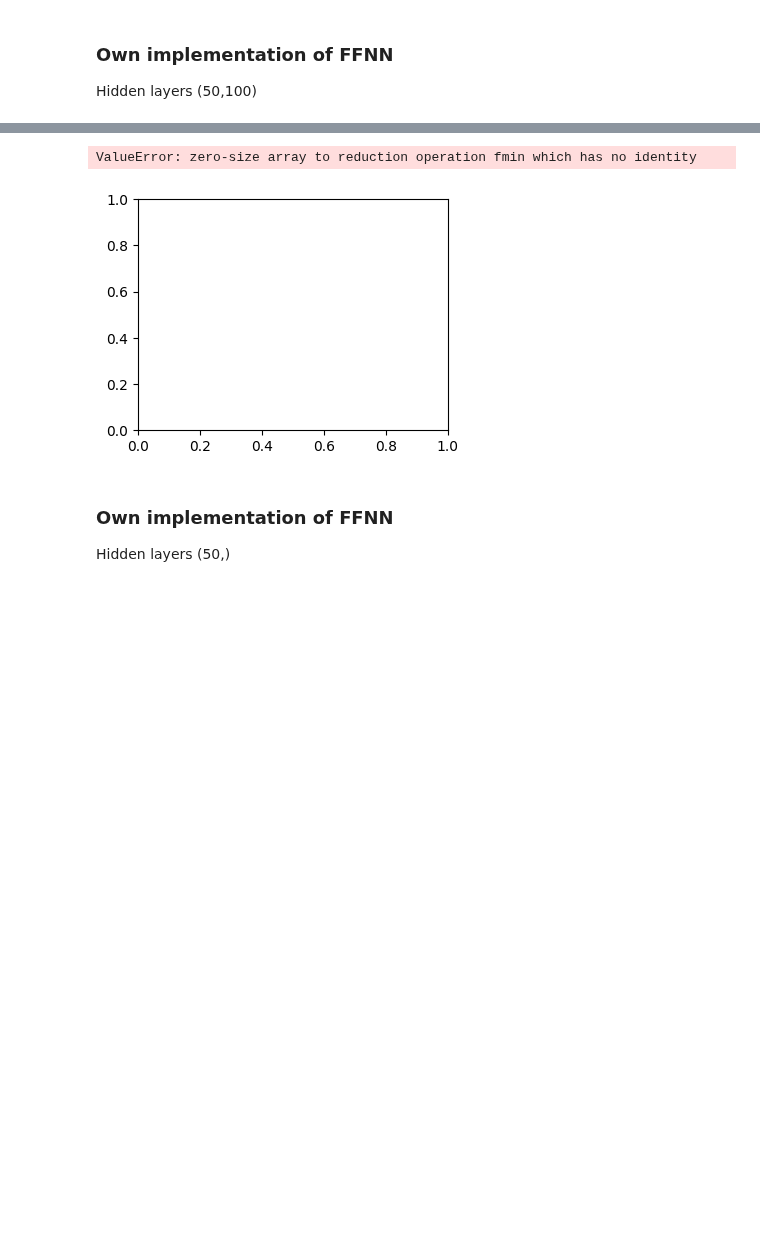
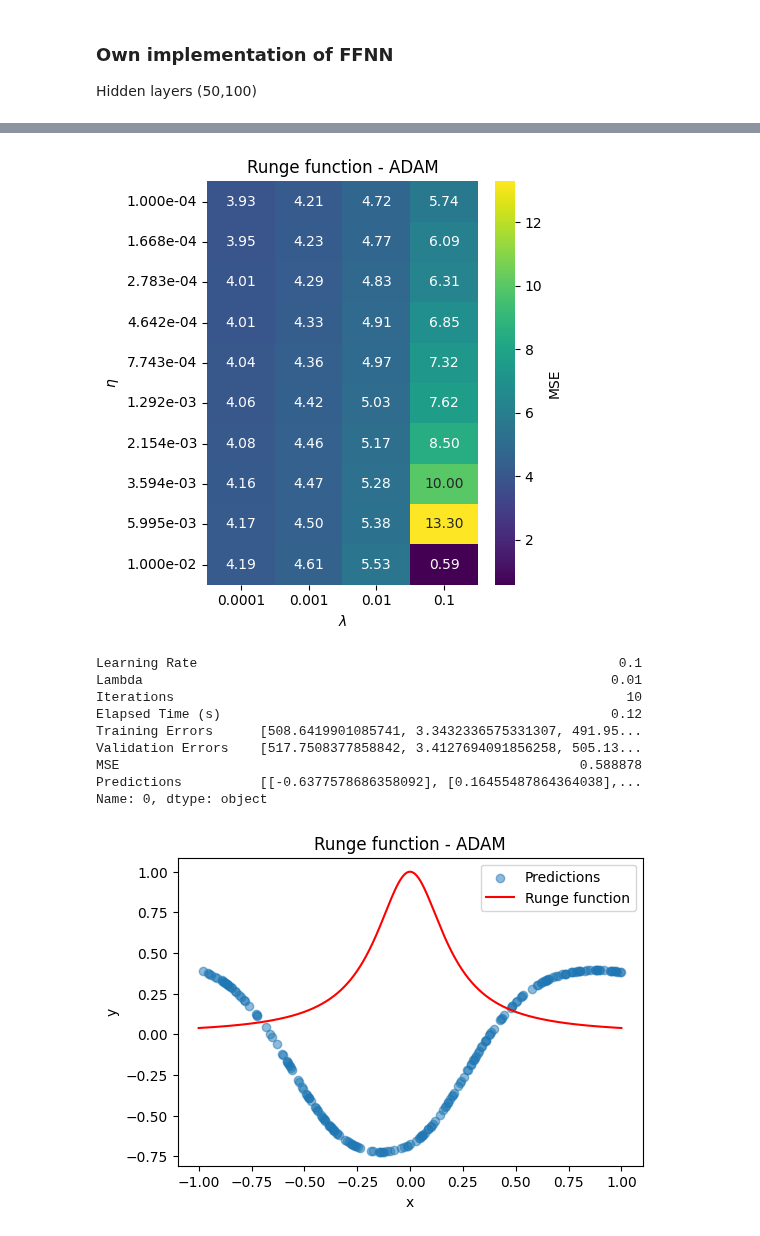
Before and after one commit to johtj/data_analysis_ml_projects, a Jupyter notebook: assignment2/Code/part_b.ipynb, the cells around one changed output, grey strips where cells are left out. Drawn from its saved outputs; the diff is of its cells as text; code cells hidden in the pictures; blank space fills up the shorter version.

```diff
--- a/assignment2/Code/part_b.ipynb
+++ b/assignment2/Code/part_b.ipynb
@@ -53,31 +55,27 @@ Hidden layers (50,100)
 # %%
-# Settings for own implementation
+# Defining different activation functions and layers, and creating list and dimension to use in own FFNN code
 
 # Activation output always linear with regression
-ACTIVATION_FUNCTION_OUTPUT = activation_functions.linear
-ACTIVATION_FUNCTION_OUTPUT_DERIVATIVE = activation_functions.linear_derivative
+ACTIVATION_FUNCTION_OUTPUT = activations_functions.linear
+ACTIVATION_FUNCTION_OUTPUT_DERIVATIVE = activations_functions.linear_derivative
 
-# Hidden layers
-ACTIVATION_FUNCTION = activation_functions.RELU
-ACTIVATION_FUNCTION_DERIVATIVE = activation_functions.RELU_derivative
-RUNGE_HIDDEN = (50, 100)
+if ACTIVATION_FUNC=='sigmoid':
+    ACTIVATION_FUNCTION = activations_functions.sigmoid
+    ACTIVATION_FUNCTION_DERIVATIVE = activations_functions.sigmoid_derivative
+elif ACTIVATION_FUNC=='RELU':
+    ACTIVATION_FUNCTION = activations_functions.RELU
+    ACTIVATION_FUNCTION_DERIVATIVE = activations_functions.RELU_derivative
+elif ACTIVATION_FUNC=='LRELU':
+    ACTIVATION_FUNCTION = activations_functions.LRELU
+    ACTIVATION_FUNCTION_DERIVATIVE = activations_functions.LRELU_derivative
 
-# Generate list of activation functions, and dimensions of layers
 activations, activations_derivative, _dim = create_activations_layderdim(ACTIVATION_FUNCTION, ACTIVATION_FUNCTION_DERIVATIVE, ACTIVATION_FUNCTION_OUTPUT, ACTIVATION_FUNCTION_OUTPUT_DERIVATIVE, RUNGE_HIDDEN, y_train, x_train_scaled)
 # %%
-
-# Hidden layers 50, 100
 print(f'Dimensions of input, hidden, and output layer:\n{_dim}')
 
-runge_NN = NN(dims = _dim, activation_funcs = activations, activation_ders = activations_derivative)
+runge_NN = NN(_dim, activations, activations_derivative)
 
-results_sgd = neural_network_loop(runge_NN, ETA_VALUES, LAMBDA_VALUES, 'SGD', ITERATIONS, x_train_scaled, y_train, x_test, y_test, momentum_val=0.9, verbose=True)
-"""
-results_rmsprop = neural_network_loop(runge_NN, ETA_VALUES, LAMBDA_VALUES, 'RMSprop', ITERATIONS, x_train_scaled, y_train, x_test, y_test, momentum_val=0.9, verbose=True)
-results_adam_no_penalty = neural_network_loop(runge_NN, ETA_VALUES, LAMBDA_VALUES, 'ADAM', ITERATIONS, x_train_scaled, y_train, x_test, y_test, momentum_val=0.9, verbose=True)
-results_adam_L1 = neural_network_loop(runge_NN, ETA_VALUES, LAMBDA_VALUES, 'ADAM_L1', ITERATIONS, x_train_scaled, y_train, x_test, y_test, momentum_val=0.9, verbose=True)
-results_adam_L2 = neural_network_loop(runge_NN, ETA_VALUES, LAMBDA_VALUES, 'ADAM_L2', ITERATIONS, x_train_scaled, y_train, x_test, y_test, momentum_val=0.9, verbose=True)
-"""
+runge_results = neural_network_loop(runge_NN, ETA_VALUES, LAMBDA_VALUES, OPTIMIZER, ITERATIONS, x_train_scaled, y_train, x_test, y_test, momentum_val=MOMENTUM, verbose=True)
 # %% [output]
 Dimensions of input, hidden, and output layer:
 [1, 50, 100, 1]
@@ -117,13 +97,21 @@ Using scheduler: momentum with Eta=0.0001
 # %%
+# Plotting
 
+plot_heatmap(runge_results, title=f'Runge function - {OPTIMIZER}', heat_metric='MSE', filename=f'part_b-heatmap_{RUNGE_HIDDEN}_{OPTIMIZER}_afunc{ACTIVATION_FUNC}', show_plot=SHOW_PLOT, save_image=SAVE_FIGURE)
 
-plot_heatmap(results_sgd, title='Runge function with SGD', heat_metric='MSE', filename=f'part_b-heatmap_50_100_{OPTIMIZER}', show_plot=SHOW_PLOT, save_image=SAVE_FIGURE)
-"""
-plot_heatmap(results_rmsprop, title='Runge function with RMSprop', heat_metric='MSE', filename=f'part_b-heatmap_50_100_{OPTIMIZER}', show_plot=SHOW_PLOT)
-plot_heatmap(results_adam_no_penalty, title='Runge function with ADAM - no penalty', filename=f'part_b-heatmap_50_100_{OPTIMIZER}', show_plot=SHOW_PLOT)
-plot_heatmap(results_adam_L1, title='Runge function with ADAM - L1', heat_metric='MSE', filename=f'part_b-heatmap_50_100_{OPTIMIZER}', show_plot=SHOW_PLOT)
-plot_heatmap(results_adam_L2, title='Runge function with ADAM - L2', heat_metric='MSE', filename=f'part_b-heatmap_50_100_{OPTIMIZER}', show_plot=SHOW_PLOT)
-"""
+# Print best MSE
+min_row = runge_results.loc[runge_results['MSE'].idxmin()]
+predictions = runge_results.loc[runge_results['MSE'].idxmin(), 'Predictions']
+plot_runges(x, y, x_test, predictions, title=f'Runge function - {OPTIMIZER}',filename=f'part_b-heatmap_{RUNGE_HIDDEN}_{OPTIMIZER}_afunc{ACTIVATION_FUNC}', show_plot=SHOW_PLOT, save_image=SAVE_FIGURE)
 # %% [output]
+[figure, new version]
-ValueError: zero-size array to reduction operation fmin which has no identity
+Learning Rate                                                      0.1
+Lambda                                                            0.01
+Iterations                                                          10
+Elapsed Time (s)                                                  0.12
+Training Errors      [508.6419901085741, 3.3432336575331307, 491.95...
+Validation Errors    [517.7508377858842, 3.4127694091856258, 505.13...
+MSE                                                           0.588878
+Predictions          [[-0.6377578686358092], [0.16455487864364038],...
+Name: 0, dtype: object
-[figure, old version]
+[figure, added]
@@ -157,4 +117,0 @@ plot_runges(x, y, x_test, predictions, title=f'Runge function - ADAM - L2', file
-# %% [markdown]
-### Own implementation of FFNN
-
-Hidden layers (50,)
```
Also changed, not shown: parts of 9 cells of this notebook.
